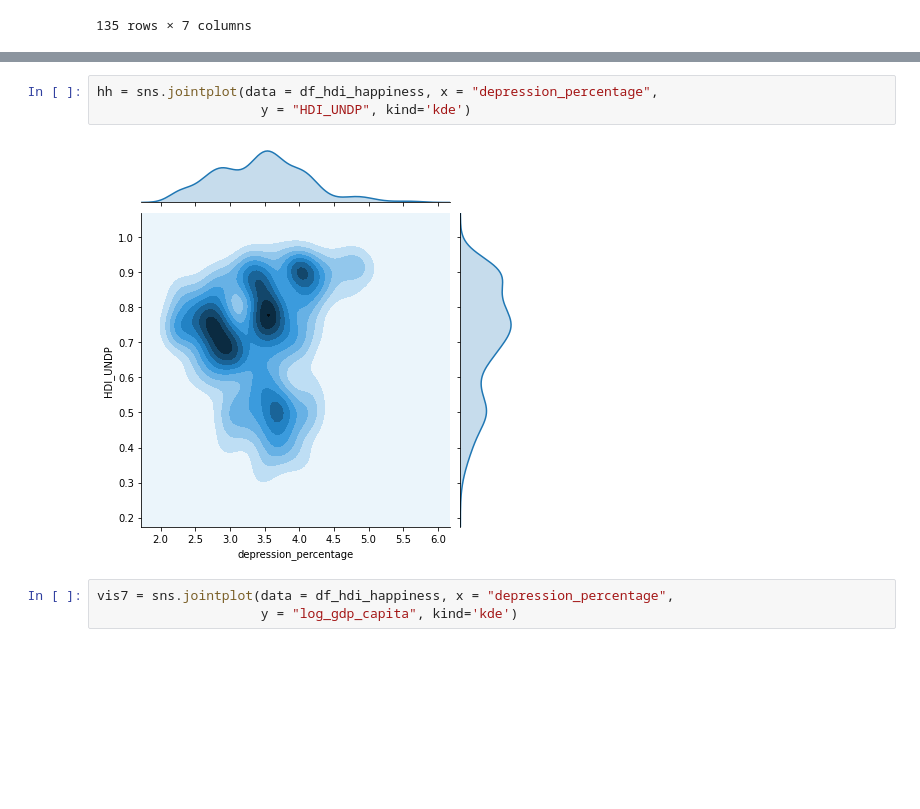
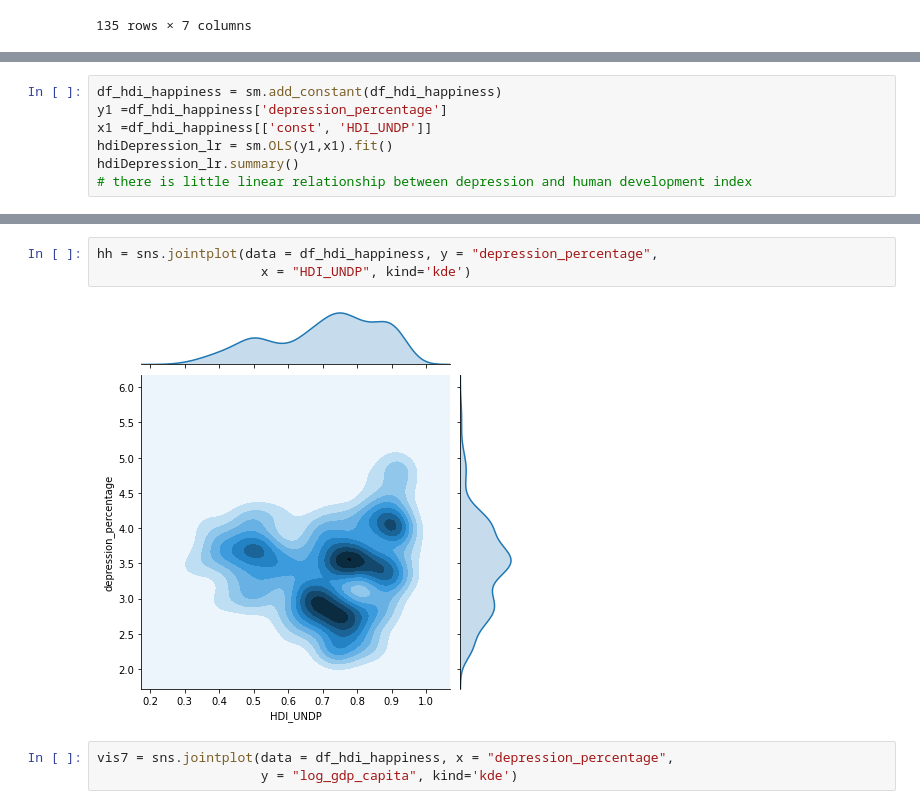
Before and after one commit to Brunadiasmiguel/depression, a Jupyter notebook: data-wrangling/depression_education_analysis_leo.ipynb, the cells around one changed output, grey strips where cells are left out. Cells and saved outputs as stored; diff of their text form; blank space fills up the shorter version.

Commit message:
plots

```diff
--- a/data-wrangling/depression_education_analysis_leo.ipynb
+++ b/data-wrangling/depression_education_analysis_leo.ipynb
@@ -297,0 +302,7 @@ hh_2015 = sns.jointplot(data = df_hdi_happiness2015, x = "depression_percentage"
+# %%
+df_hdi_happiness = sm.add_constant(df_hdi_happiness)
+y1 =df_hdi_happiness['depression_percentage']
+x1 =df_hdi_happiness[['const', 'HDI_UNDP']]
+hdiDepression_lr = sm.OLS(y1,x1).fit()
+hdiDepression_lr.summary()
+# there is little linear relationship between depression and human development index
@@ -298,8 +411,8 @@ hh_2015 = sns.jointplot(data = df_hdi_happiness2015, x = "depression_percentage"
 # %%
-hh = sns.jointplot(data = df_hdi_happiness, x = "depression_percentage",
-                     y = "HDI_UNDP", kind='kde')
+hh = sns.jointplot(data = df_hdi_happiness, y = "depression_percentage",
+                     x = "HDI_UNDP", kind='kde')
 # %% [output]
-[figure, old version]
+[figure, new version]
 # %%
 vis7 = sns.jointplot(data = df_hdi_happiness, x = "depression_percentage",
                      y = "log_gdp_capita", kind='kde')
```
Also changed, not shown: parts of 35 cells of this notebook, 6 other files.
